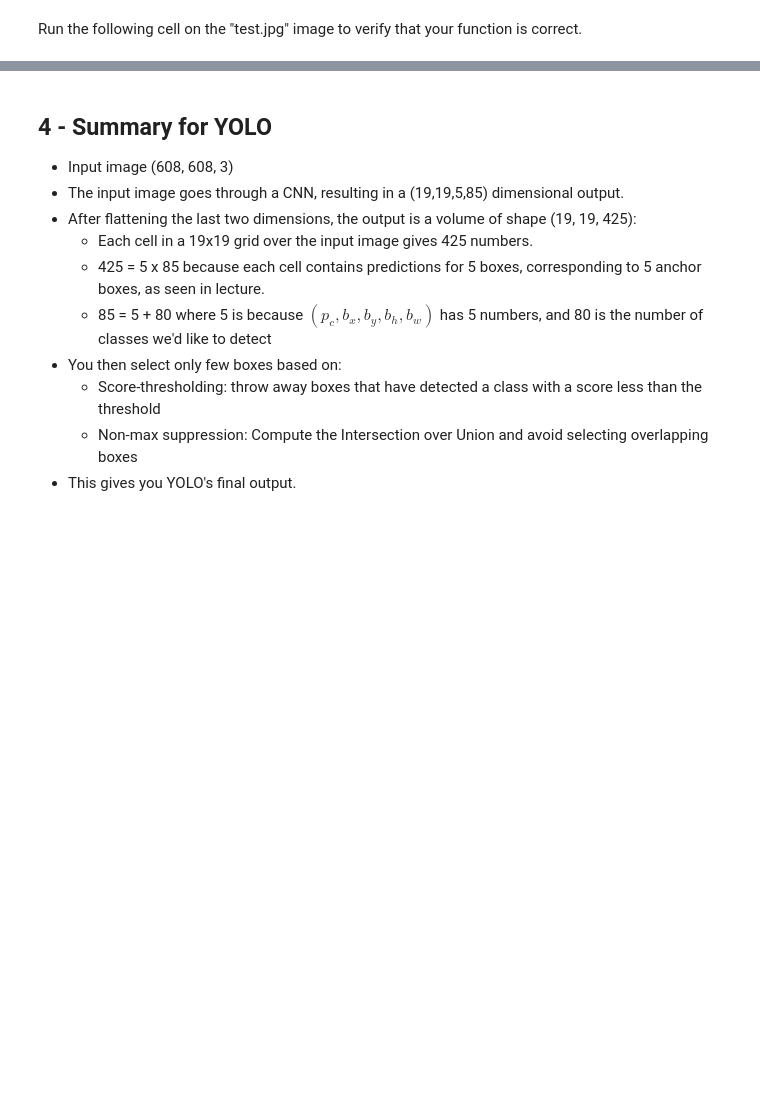
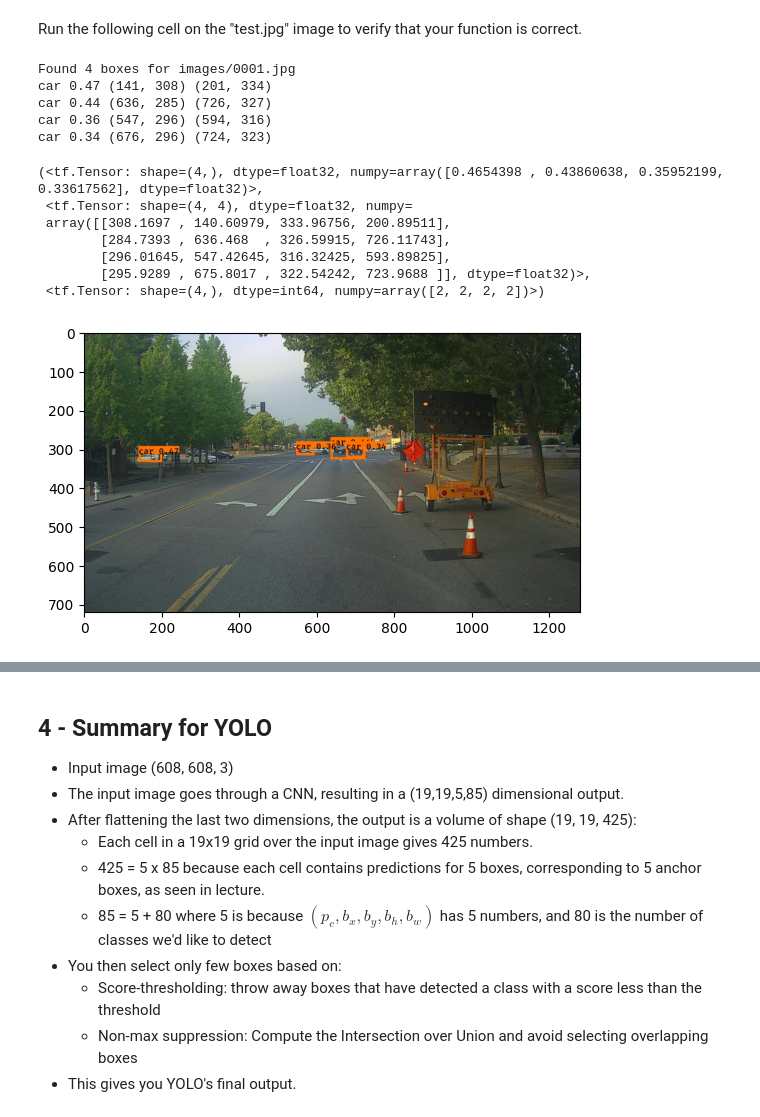
Before and after one commit to Sah-Pranav/yolo-object-detection, a Jupyter notebook: YOLO_Object_Detection_Portfolio.ipynb, the cells around one changed output, grey strips where cells are left out. Cells and saved outputs as stored; diff of their text form; code cells hidden in the pictures; blank space fills up the shorter version.

```diff
--- a/YOLO_Object_Detection_Portfolio.ipynb
+++ b/YOLO_Object_Detection_Portfolio.ipynb
@@ -647,2 +659,18 @@ def predict(image_file):
 # %% [markdown]
 Run the following cell on the "test.jpg" image to verify that your function is correct.
+# %%
+predict("0001.jpg")
+# %% [output]
+Found 4 boxes for images/0001.jpg
+car 0.47 (141, 308) (201, 334)
+car 0.44 (636, 285) (726, 327)
+car 0.36 (547, 296) (594, 316)
+car 0.34 (676, 296) (724, 323)
+(<tf.Tensor: shape=(4,), dtype=float32, numpy=array([0.4654398 , 0.43860638, 0.35952199, 0.33617562], dtype=float32)>,
+ <tf.Tensor: shape=(4, 4), dtype=float32, numpy=
+ array([[308.1697 , 140.60979, 333.96756, 200.89511],
+        [284.7393 , 636.468  , 326.59915, 726.11743],
+        [296.01645, 547.42645, 316.32425, 593.89825],
+        [295.9289 , 675.8017 , 322.54242, 723.9688 ]], dtype=float32)>,
+ <tf.Tensor: shape=(4,), dtype=int64, numpy=array([2, 2, 2, 2])>)
+[figure, added]
```
Also changed, not shown: parts of 3 cells of this notebook, 1 other file.
